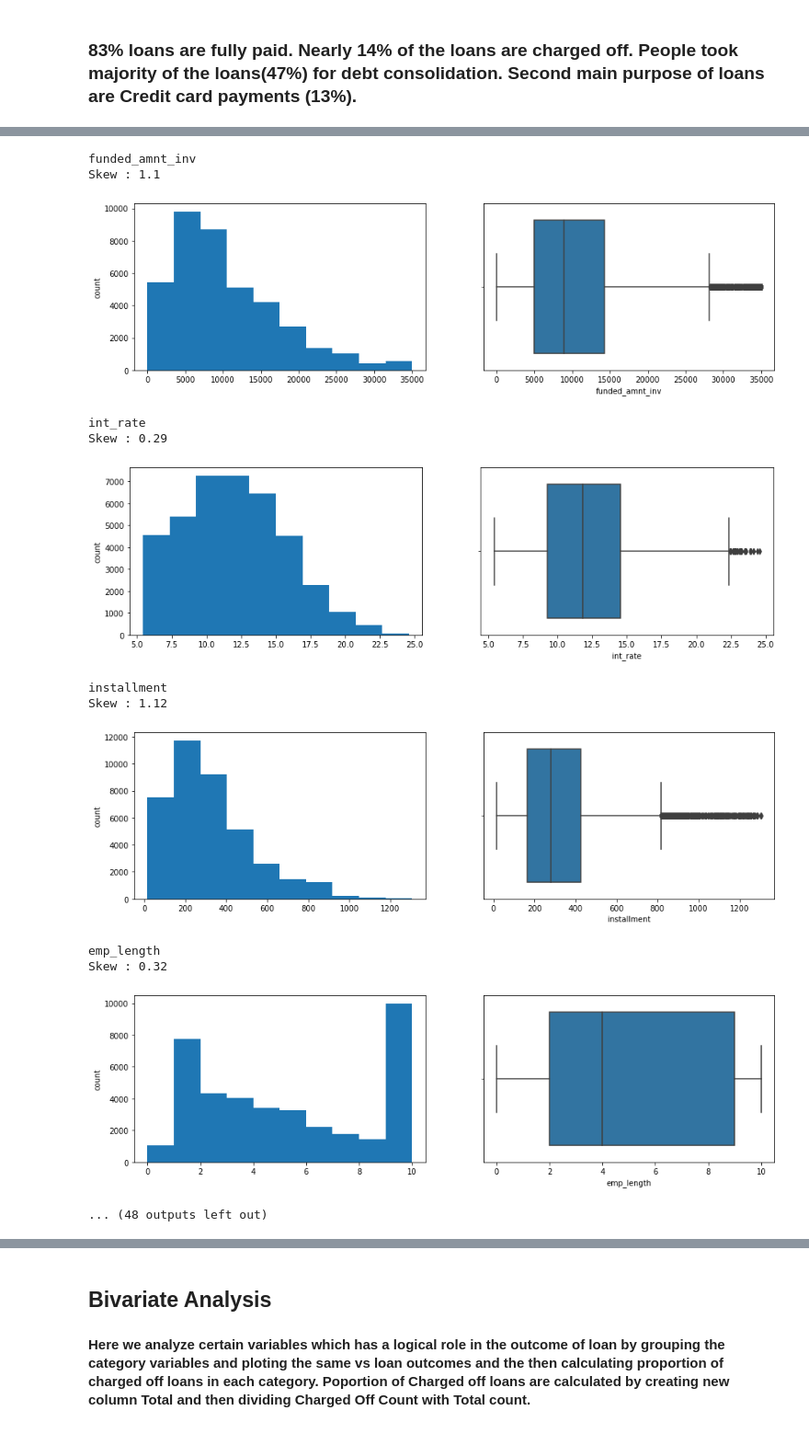
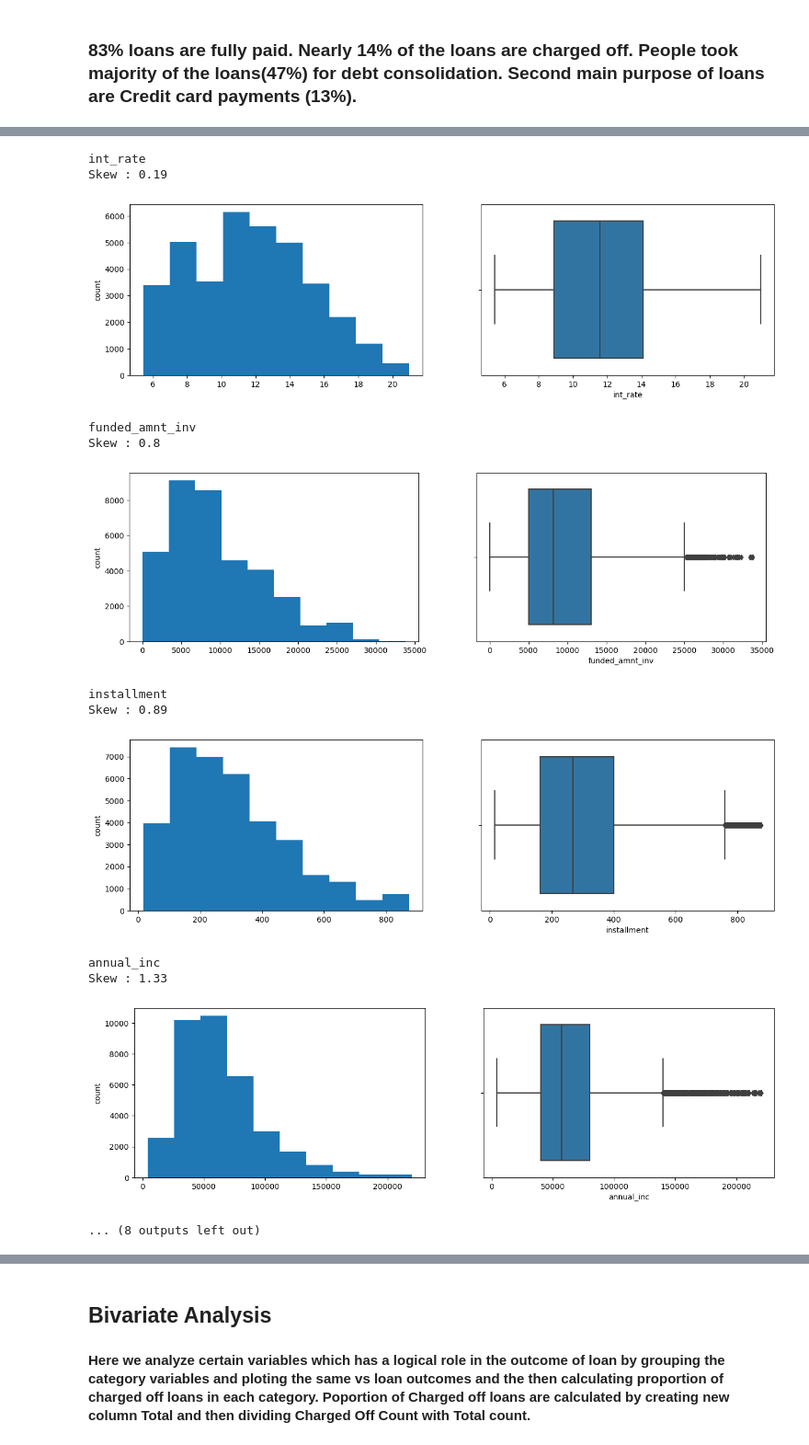
Before and after one commit to Varunmr88/Lending_Club_Case_Study, a Jupyter notebook: Case Study.ipynb, the cells around one changed output, grey strips where cells are left out. Shown at 92% size. Cells and saved outputs as stored; diff of their text form; code cells hidden in the pictures.

```diff
--- a/Case Study.ipynb
+++ b/Case Study.ipynb
@@ -85,0 +120,3 @@ data.drop(['url','id','member_id'], axis = 1, inplace = True)
+# %%
+data = data[data.loan_status != "Current"]
+data.loan_status.unique()
@@ -191,16 +229,0 @@ sns.boxplot(data.loan_amnt)
-# %%
-# Basic statistics with .describe() -Quantitative Variables
-
-print('Before Removal of Outliers :\n')
-print(data['annual_inc'].describe())
-
-# Data cleaning
-# Remove Outliers quantile .99 from Annual Income
-# it will make it easier to visualize the plots.
-
-data = data[data["annual_inc"] < data["annual_inc"].quantile(0.99)]
-
-print('After Removal of Outliers :')
-print(data["annual_inc"].describe())
-
-# Now below data looks much better. Lets plot later and find some conclusions
@@ -240,0 +232,22 @@ Numerical Variables:
+# %%
+# Remove Outliers quantile .99 from Annual Income will make  visualizations much better.
+def remove_outliers_99quantile(df, columns):
+    """
+    Removes outliers from a pandas DataFrame using the 0.99 quantile.
+
+    Args:
+        df (pandas.DataFrame): The DataFrame to remove outliers from.
+        columns (list): The columns to remove outliers from.
+
+    Returns:
+        pandas.DataFrame: The DataFrame with outliers removed.
+    """
+
+    for col in columns:
+        quantile = df[col].quantile(0.99)
+        df = df[df[col] <= quantile]
+
+    return df
+# %%
+# Removing outliers of ).99 quantiles using the function created.
+data= remove_outliers_99quantile(data,numeric)
@@ -241,5 +267,6 @@ Numerical Variables:
 # %%
-for col in num_cols:
+#Plotting the numerical variable to view diistribution and box plots to view median and IQR.
+for col in numeric:
     print(col)
     print('Skew :', round(data[col].skew(), 2))
     plt.figure(figsize = (15, 4))
@@ -259,14 +286,14 @@ Skew : 1.08
-funded_amnt_inv
-Skew : 1.1
+int_rate
+Skew : 0.19
-[figure, old version]
+[figure, new version]
-int_rate
-Skew : 0.29
+funded_amnt_inv
+Skew : 0.8
-[figure, old version]
+[figure, new version]
 installment
-Skew : 1.12
+Skew : 0.89
-[figure, old version]
+[figure, new version]
-emp_length
-Skew : 0.32
+annual_inc
+Skew : 1.33
-[figure, old version]
+[figure, new version]
-... (48 outputs left out)
+... (8 outputs left out)
 # %%
```
Also changed, not shown: parts of 47 cells of this notebook, 1 other file.
